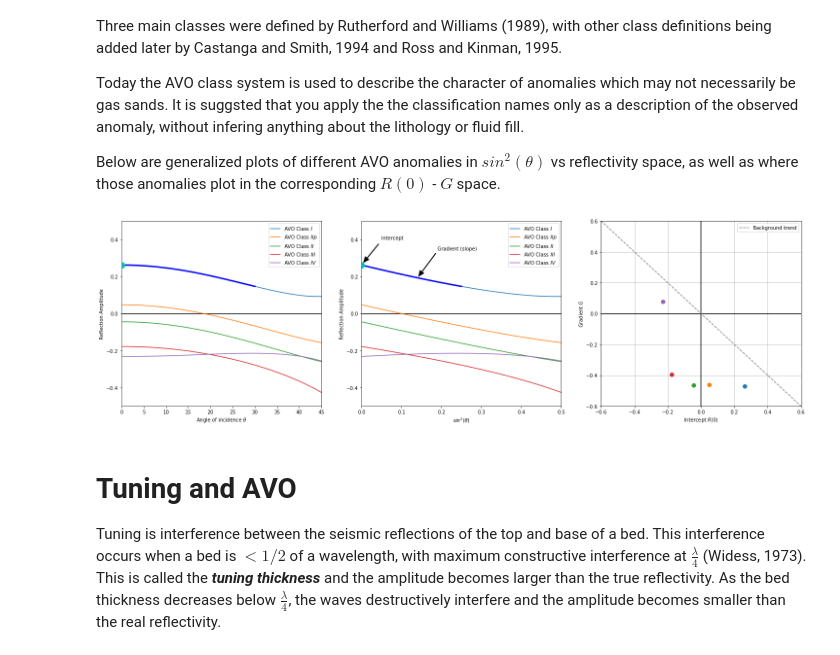
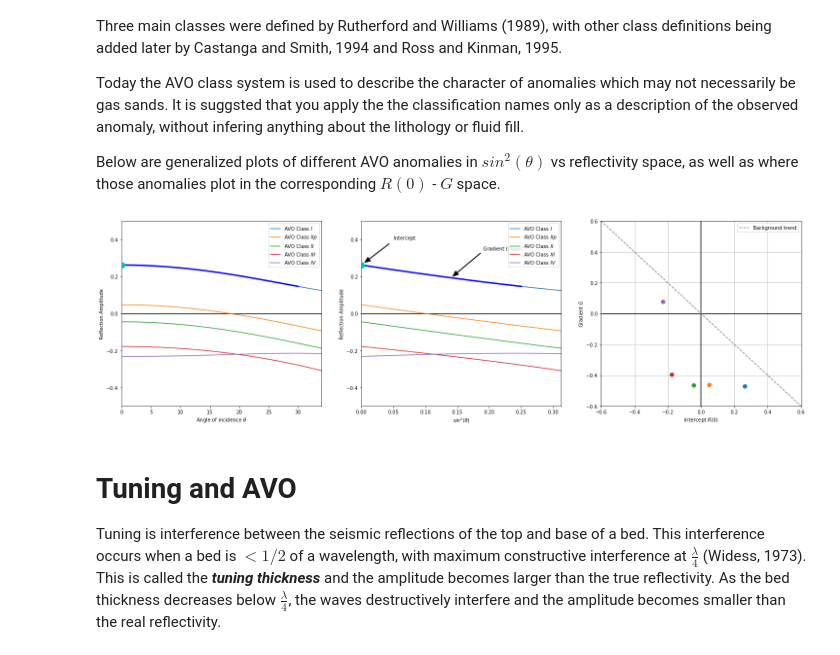
Before and after one commit to tccw/geotools, a Jupyter notebook: AVOtutorial.ipynb, the cells around one changed output. Saved outputs shown, nothing was run; the diff lists cells and outputs as text; code cells hidden in the pictures.

```diff
--- a/AVOtutorial.ipynb
+++ b/AVOtutorial.ipynb
@@ -377,7 +417,7 @@ Below are generalized plots of different AVO anomalies in $sin^2(\theta)$ vs ref
 # %%
 #No need to edit this portion
 
-exampleTheta = 46
+exampleTheta = 35
 avo1 = akiRich([2800,3800],[2000,2250],[2000,2500],exampleTheta)
 avo2 = akiRich([2400,2600],[1000,1700],[2250,1900],exampleTheta)
 avo2p = akiRich([2300,2600],[1006,1650],[1900,1850],exampleTheta)
@@ -427,34 +467,34 @@ ax1.plot(sintheta2[:31],np.real(avo1[:31]),'b-',linewidth = 3)
 ax1.plot(sintheta2[0], np.real(avo1[0]),'co', markersize=12)
 #ax1.plot(sintheta2[30:],np.real(avo1[30:]),'c-',linewidth = 3)
 ax1.annotate('Intercept', xy = (0,np.real(avo1[0])),
              xytext = (0.05,0.4), arrowprops=dict(facecolor='black', width = 1, headwidth = 10,shrink = 0.1),
             )
 ax1.annotate('Gradient (slope)', xy = (sintheta2[22],np.real(avo1[22])),
              xytext = (sintheta2[22]+0.05,np.real(avo1[22]+0.15)),
              arrowprops=dict(facecolor='black', width = 1, headwidth = 10, shrink = 0.05),
             )
 ax1.set_ylim(-0.5,0.5)
 ax1.set_xlim(0,np.max(sintheta2))
 ax1.set_xlabel(r'$sin^2(\theta)$')
 ax1.set_ylabel('Reflection Amplitude')
 ax1.legend()
 
 
 ax2 = plt.subplot(133)
 ax2.axhline(0,color='k')
 ax2.axvline(0,color='k')
 for i in range(AVOclasses.shape[0]):
     avo = np.dot(np.dot(np.linalg.inv(np.dot(X.T, X)), X.T), AVOclasses[i].T)
     ax2.plot(np.real(avo[0]),np.real(avo[1]),'o', markersize = 8)
 ax2.set_xlim(-0.6,0.6)
 ax2.set_ylim(-0.6,0.6)
 ax2.plot([-1,1],[1,-1],'--', color = 'gray', label = 'Background trend')
 ax2.set_xlabel(r'Intercept $R(0)$')
 ax2.set_ylabel(r'Gradient $G$')
 ax2.legend()
 ax2.grid()
 # %% [output]
-[figure, old version]
+[figure, new version]
 # %% [markdown]
 # Tuning and AVO
 
```
Also changed, not shown: parts of 7 cells of this notebook.
